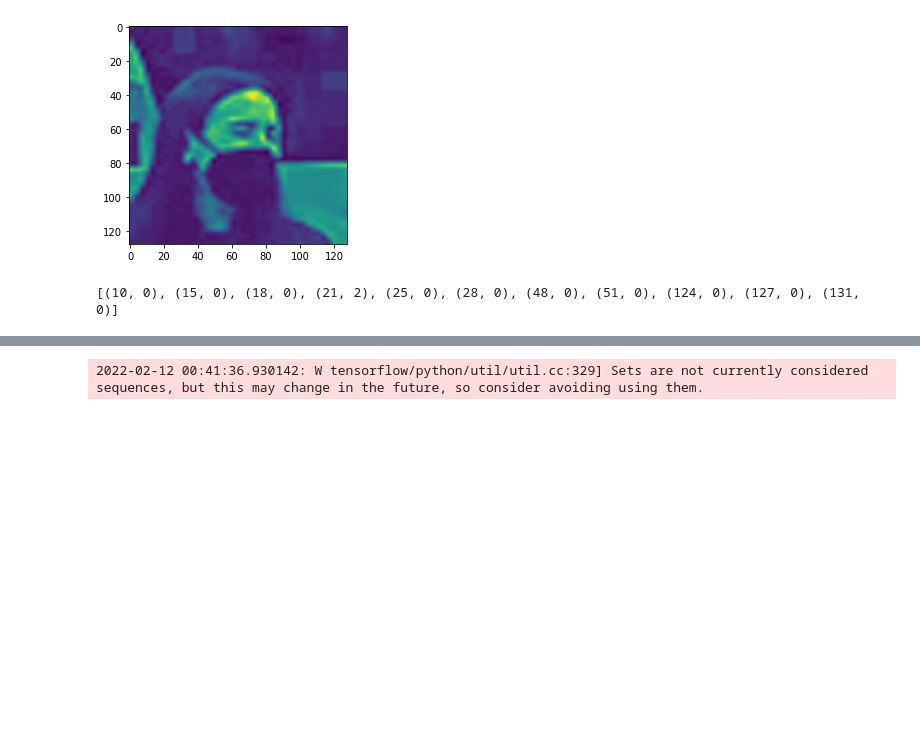
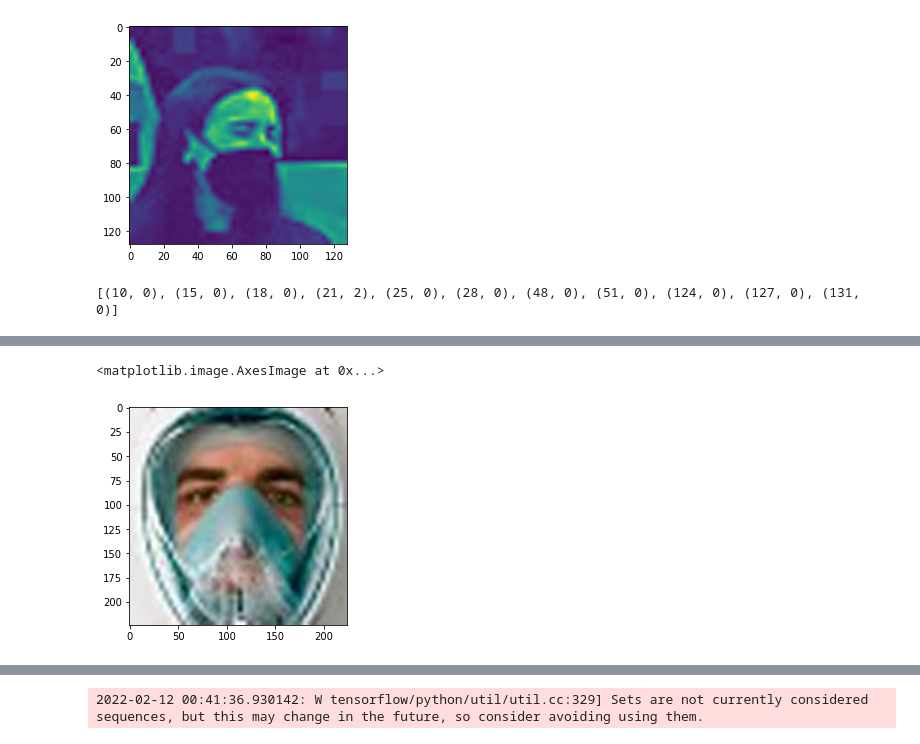
Before and after one commit to martaSpadoni/sacr-var, a Jupyter notebook: sacr-mask-detection/mask-classifier.ipynb, the cells around one changed output, grey strips where cells are left out. Cells and saved outputs as stored; diff of their text form; code cells hidden in the pictures; blank space fills up the shorter version.

```diff
--- a/sacr-mask-detection/mask-classifier.ipynb
+++ b/sacr-mask-detection/mask-classifier.ipynb
@@ -131 +170,6 @@ model.compile(optimizer=tf.keras.optimizers.Adam(lr=0.0001), loss='categorical_c
+# %%
+plt.imshow(cv.cvtColor(mask[0], cv.COLOR_BGR2RGB))
+# %% [output]
+<matplotlib.image.AxesImage at 0x...>
+[figure, added]
 # %%
```
Also changed, not shown: parts of 9 cells of this notebook.
